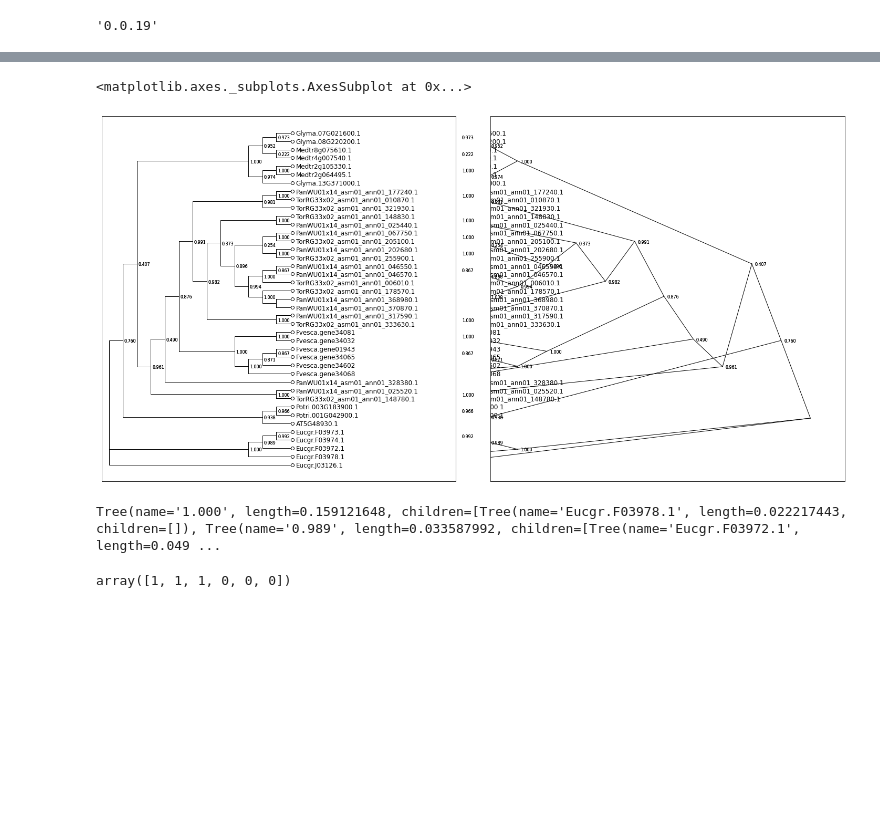
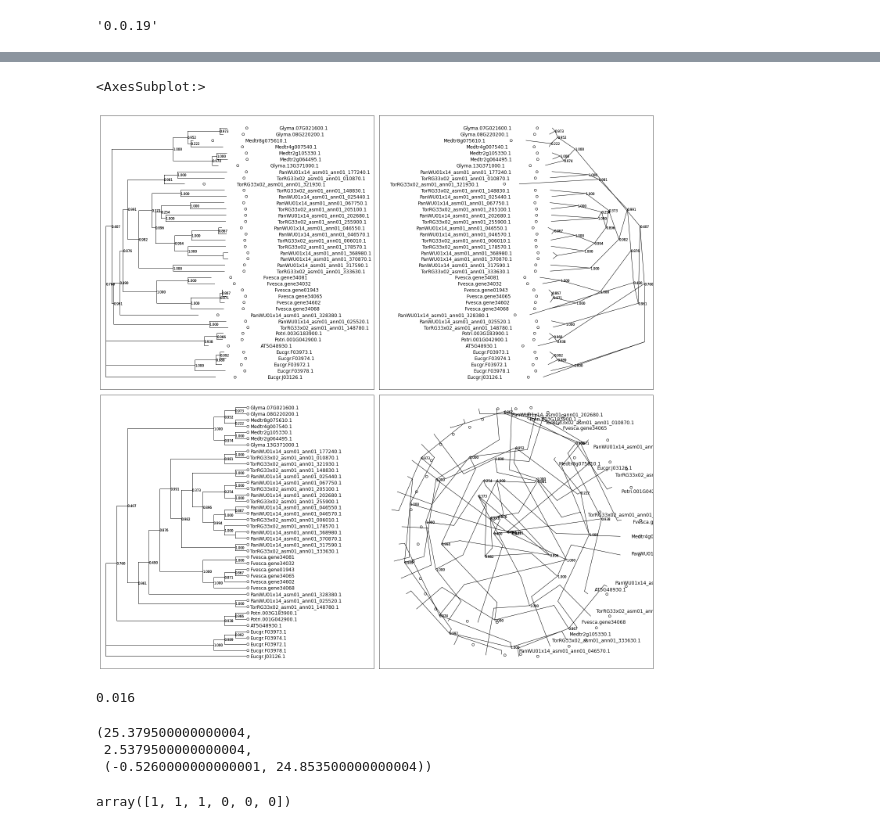
Before and after one commit to holmrenser/picea, a Jupyter notebook: docs/examples/tree.ipynb, the cells around one changed output, grey strips where cells are left out. Cells and saved outputs as stored; diff of their text form; code cells hidden in the pictures; blank space fills up the shorter version.

Commit message:
treeplot updates

```diff
--- a/docs/examples/tree.ipynb
+++ b/docs/examples/tree.ipynb
@@ -8,17 +14,26 @@ picea.__version__
 # %%
 tree = Tree.from_newick(filename='./data/tree.newick')
 
-fig, [ax1,ax2] = plt.subplots(ncols=2, figsize=(20,10))
+fig, [[ax1,ax2],[ax3,ax4]] = plt.subplots(ncols=2, nrows=2, figsize=(20,20))
 
 treeplot(tree, style='square', ax=ax1)
 treeplot(tree, style='triangular', ltr=False, ax=ax2)
+treeplot(tree, style='square', branchlengths=False, ax=ax3)
+treeplot(tree, style='radial', ax=ax4)
 # %% [output]
-<matplotlib.axes._subplots.AxesSubplot at 0x...>
+<AxesSubplot:>
-[figure, old version]
+[figure, new version]
-# %%
-print(tree.iloc[3].parent)
-# %% [output]
-Tree(name='1.000', length=0.159121648, children=[Tree(name='Eucgr.F03978.1', length=0.022217443, children=[]), Tree(name='0.989', length=0.033587992, children=[Tree(name='Eucgr.F03972.1', length=0.049 ...
+# %%
+0.4 / 25
+# %% [output]
+0.016
+# %%
+x_min,x_max = ax3.get_xlim()
+x_max - x_min, .1 * (x_max - x_min), (x_min,x_max)
+# %% [output]
+(25.379500000000004,
+ 2.5379500000000004,
+ (-0.5260000000000001, 24.853500000000004))
 # %%
 from sklearn.cluster import AgglomerativeClustering
 import numpy as np
```
Also changed, not shown: parts of 4 cells of this notebook, 4 other files.
